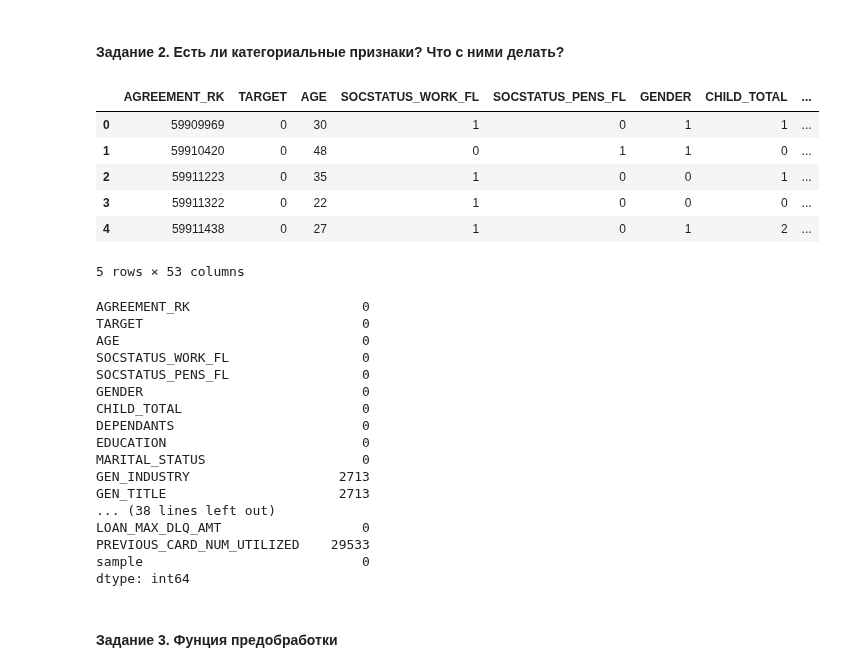
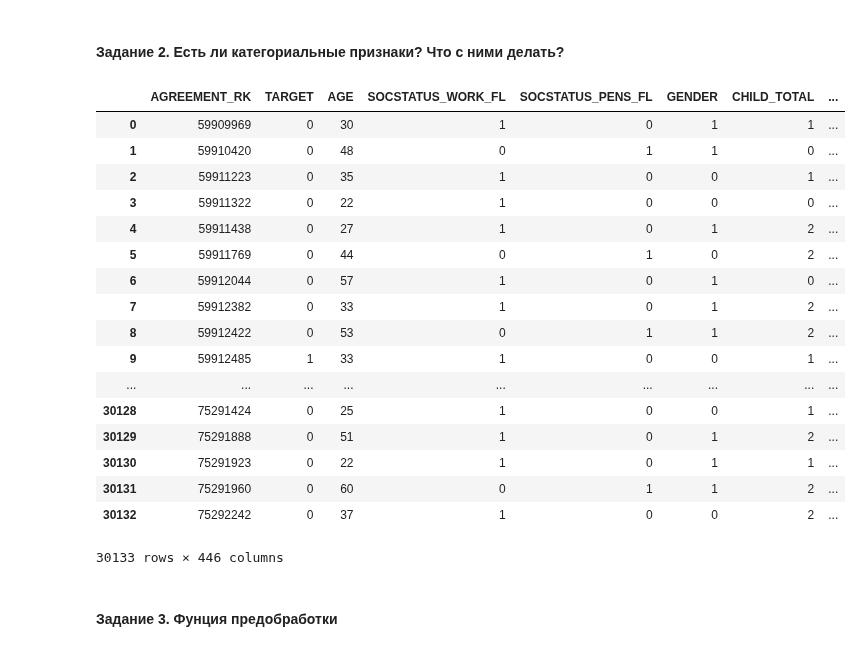
Before and after one commit to user357x/sfml, a Jupyter notebook: hw_02/ml-intro-hw.ipynb, the cells around one changed output. Cells and saved outputs as stored; diff of their text form; code cells hidden in the pictures.

```diff
--- a/hw_02/ml-intro-hw.ipynb
+++ b/hw_02/ml-intro-hw.ipynb
@@ -160,0 +170,6 @@ Name: PERSONAL_INCOME, Length: 30133, dtype: float64
+# %%
+df['CREDIT'] = df['CREDIT'].map(lambda x: x.replace(',', '.')).astype('float')
+# %%
+df['FST_PAYMENT'] = df['FST_PAYMENT'].map(lambda x: x.replace(',', '.')).astype('float')
+# %%
+df['LOAN_MAX_DLQ_AMT'] = df['LOAN_MAX_DLQ_AMT'].map(lambda x: x.replace(',', '.')).astype('float')
@@ -169,32 +243,24 @@ Name: PERSONAL_INCOME, Length: 30133, dtype: float64
 # %% [markdown]
 #### Задание 2. Есть ли категориальные признаки? Что с ними делать?
-# %%
-df.head()
-# %% [output]
-|  | AGREEMENT_RK | TARGET | AGE | SOCSTATUS_WORK_FL | SOCSTATUS_PENS_FL | GENDER | CHILD_TOTAL | ... |
-| 0 | 59909969 | 0 | 30 | 1 | 0 | 1 | 1 | ... |
-| 1 | 59910420 | 0 | 48 | 0 | 1 | 1 | 0 | ... |
-| 2 | 59911223 | 0 | 35 | 1 | 0 | 0 | 1 | ... |
-| 3 | 59911322 | 0 | 22 | 1 | 0 | 0 | 0 | ... |
-| 4 | 59911438 | 0 | 27 | 1 | 0 | 1 | 2 | ... |
-5 rows × 53 columns
-# %%
-df.isnull().sum()
-# %% [output]
-AGREEMENT_RK                      0
-TARGET                            0
-AGE                               0
-SOCSTATUS_WORK_FL                 0
-SOCSTATUS_PENS_FL                 0
-GENDER                            0
-CHILD_TOTAL                       0
-DEPENDANTS                        0
-EDUCATION                         0
-MARITAL_STATUS                    0
-GEN_INDUSTRY                   2713
-GEN_TITLE                      2713
-... (38 lines left out)
-LOAN_MAX_DLQ_AMT                  0
-PREVIOUS_CARD_NUM_UTILIZED    29533
-sample                            0
-dtype: int64
+# %%
+# есть, позже приведем к адекватному виду
+df.select_dtypes(exclude=['object']).join(pd.get_dummies(df.select_dtypes(include=['object'])))
+# %% [output]
+|  | AGREEMENT_RK | TARGET | AGE | SOCSTATUS_WORK_FL | SOCSTATUS_PENS_FL | GENDER | CHILD_TOTAL | ... |
+| 0 | 59909969 | 0 | 30 | 1 | 0 | 1 | 1 | ... |
+| 1 | 59910420 | 0 | 48 | 0 | 1 | 1 | 0 | ... |
+| 2 | 59911223 | 0 | 35 | 1 | 0 | 0 | 1 | ... |
+| 3 | 59911322 | 0 | 22 | 1 | 0 | 0 | 0 | ... |
+| 4 | 59911438 | 0 | 27 | 1 | 0 | 1 | 2 | ... |
+| 5 | 59911769 | 0 | 44 | 0 | 1 | 0 | 2 | ... |
+| 6 | 59912044 | 0 | 57 | 1 | 0 | 1 | 0 | ... |
+| 7 | 59912382 | 0 | 33 | 1 | 0 | 1 | 2 | ... |
+| 8 | 59912422 | 0 | 53 | 0 | 1 | 1 | 2 | ... |
+| 9 | 59912485 | 1 | 33 | 1 | 0 | 0 | 1 | ... |
+| ... | ... | ... | ... | ... | ... | ... | ... | ... |
+| 30128 | 75291424 | 0 | 25 | 1 | 0 | 0 | 1 | ... |
+| 30129 | 75291888 | 0 | 51 | 1 | 0 | 1 | 2 | ... |
+| 30130 | 75291923 | 0 | 22 | 1 | 0 | 1 | 1 | ... |
+| 30131 | 75291960 | 0 | 60 | 0 | 1 | 1 | 2 | ... |
+| 30132 | 75292242 | 0 | 37 | 1 | 0 | 0 | 2 | ... |
+30133 rows × 446 columns
```
Also changed, not shown: parts of 37 cells of this notebook, 1 other file.
